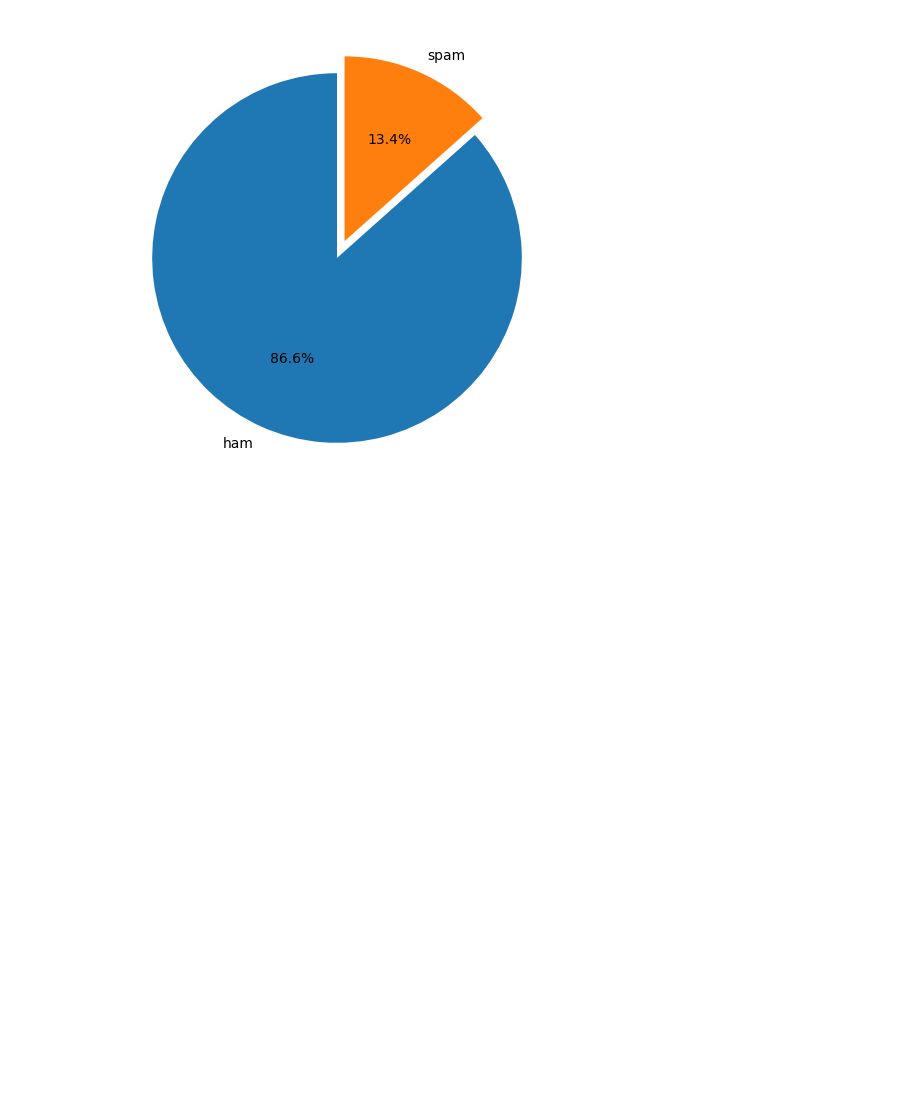
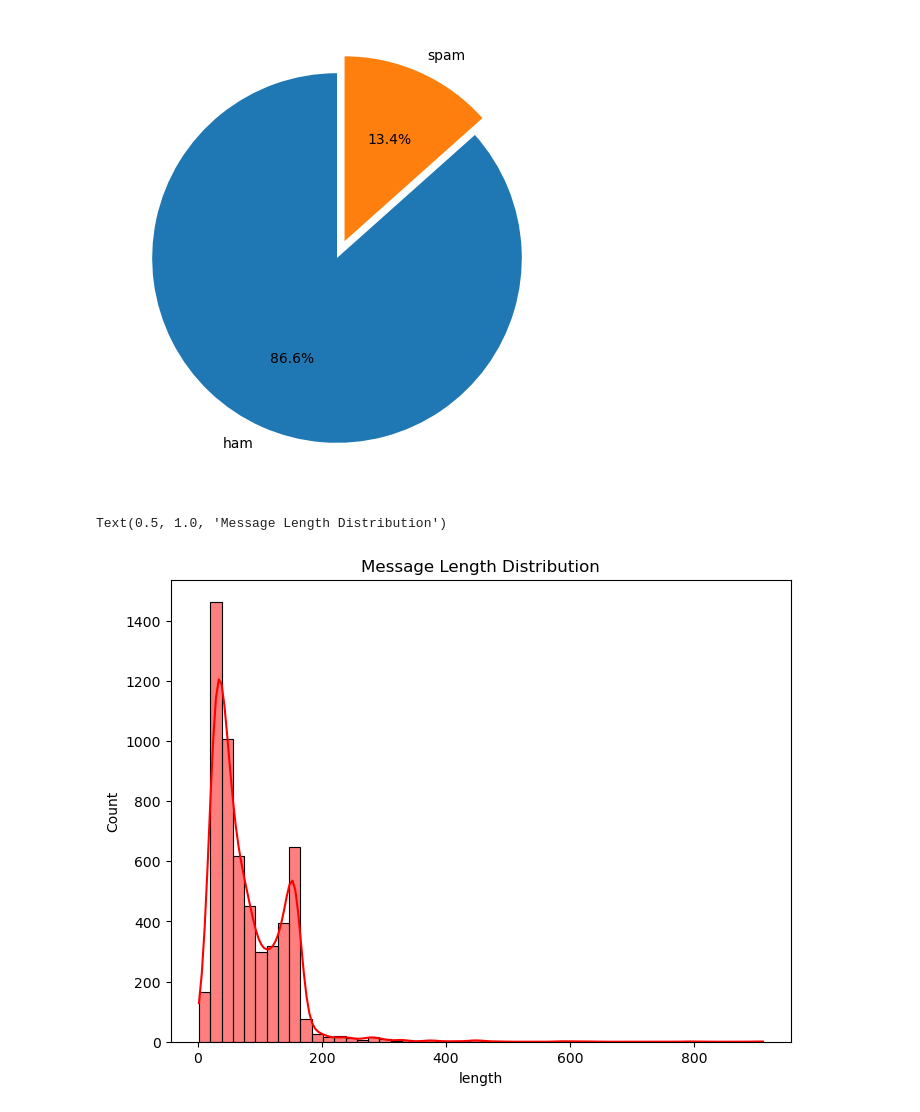
Before and after one commit to AnubhavYadavBCA25/Spam-Classification-Project, a Jupyter notebook: notebooks/EDA.ipynb, the cells around one changed output. Cells and saved outputs as stored; diff of their text form; code cells hidden in the pictures; blank space fills up the shorter version.

```diff
--- a/notebooks/EDA.ipynb
+++ b/notebooks/EDA.ipynb
@@ -217,3 +205,11 @@ plt.pie(df['label'].value_counts(), labels=['ham', 'spam'], autopct='%1.1f%%', s
  [Text(-0.24529814114672294, -0.5475662717424826, '86.6%'),
   Text(0.2861811945768412, 0.6388273036357887, '13.4%')])
 [figure]
+# %%
+# message length distribution
+plt.figure(figsize=(8, 6))
+sns.histplot(df['length'], bins=50, kde=True, color='red')
+plt.title('Message Length Distribution')
+# %% [output]
+Text(0.5, 1.0, 'Message Length Distribution')
+[figure, added]
```
Also changed, not shown: parts of 12 cells of this notebook, 2 other files.
